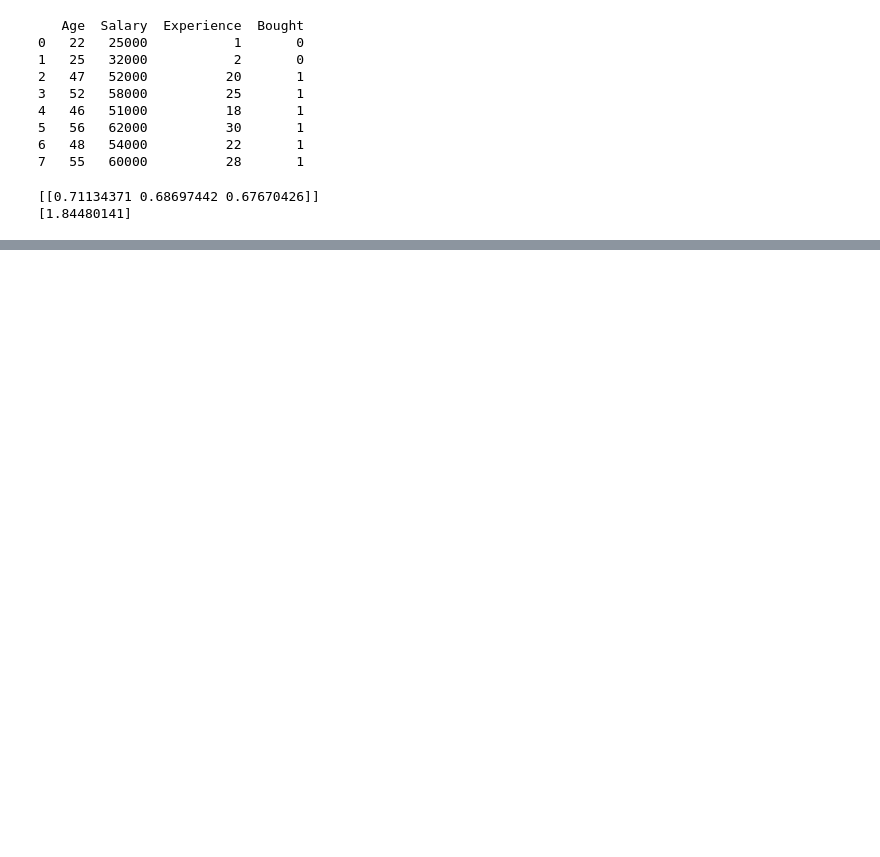
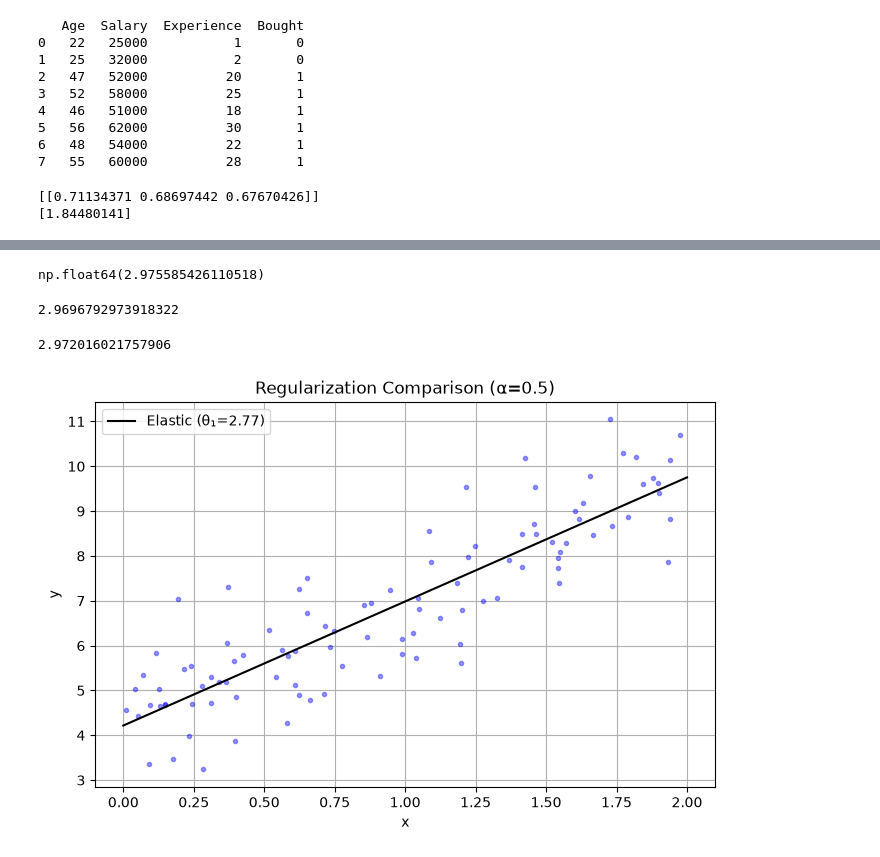
Before and after one commit to chaitu25127/machine-learning, a Jupyter notebook: machine learning.ipynb, the cells around one changed output, grey strips where cells are left out. Cells and saved outputs as stored; diff of their text form; code cells hidden in the pictures; blank space fills up the shorter version.

Commit message:
l1,l2 and elasticnet update

```diff
--- a/machine learning.ipynb
+++ b/machine learning.ipynb
@@ -442,0 +486,80 @@ print(ridge.intercept_)
+# %%
+theta[1,0]
+# %% [output]
+np.float64(2.975585426110518)
+# %%
+# ridge
+
+alpha = 0.01
+theta = np.random.randn(2,1)
+for _ in range(epochs):
+    grad = (2/m) * x_b.T @ (x_b @ theta - y)
+    grad[1]+= 2 * alpha + theta[1]/m ##--> only this changed
+    theta-=eta * grad
+print(theta[1,0])
+# %% [output]
+2.9696792973918322
+# %%
+#lasso
+
+theta = np.random.randn(2,1)
+for _ in range(epochs):
+    grad = (2/m) * x_b.T @ (x_b @ theta - y)
+    grad[1]+= 2 * alpha + np.sign(theta[1])/m ##--> only this changed
+    theta-=eta * grad
+print(theta[1,0])
+# %% [output]
+2.972016021757906
+# %%
+import numpy as np
+import matplotlib.pyplot as plt
+
+# Data
+np.random.seed(42)
+X = 2 * np.random.rand(100, 1)
+y = 4 + 3 * X + np.random.randn(100, 1)
+X_b = np.c_[np.ones((100, 1)), X]
+
+def train(alpha=0, penalty=None):
+    eta, epochs, m = 0.1, 500, 100
+    theta = np.random.randn(2, 1)
+    for _ in range(epochs):
+        grad = (2/m) * X_b.T @ (X_b @ theta - y)
+        if penalty == "l2":
+            grad += (2*alpha)/m *np.r_[[[0]],theta[:1]]
+        elif penalty == "l1":
+            grad += (alpha/m) * np.sign(np.r_[[[0]],theta[:1]])
+        elif penalty == "elasticnet":
+            l1_ratio = 0.5
+            g_l1 = l1_ratio * np.sign(np.r_[[[0]],theta[:1]])
+            g_l2 = 2*(1 - l1_ratio)* np.r_[[[0]],theta[:1]]
+            grad+= (alpha/m) * (g_l1 + g_l2)
+
+
+        theta -= eta * grad
+    return theta
+
+# Train all 3
+theta_lr = train()
+theta_ridge = train(alpha=0.5, penalty="l2")
+theta_lasso = train(alpha=0.5, penalty="l1")
+theta_elastic = train(alpha = 0.05, penalty="elasticnet")
+
+# Plot
+x_line = np.array([[0], [2]])
+x_line_b = np.c_[np.ones((2, 1)), x_line]
+
+plt.figure(figsize=(8, 5))
+plt.plot(X, y, "b.", alpha=0.4)
+#plt.plot(x_line, x_line_b @ theta_lr, "g-", label=f"Linear (θ₁={theta_lr[1,0]:.2f})")
+#plt.plot(x_line, x_line_b @ theta_ridge, "r--", label=f"Ridge (θ₁={theta_ridge[1,0]:.2f})")
+#plt.plot(x_line, x_line_b @ theta_lasso, "k:", label=f"Lasso (θ₁={theta_lasso[1,0]:.2f})")
+plt.plot(x_line, x_line_b @ theta_elastic, "k-", label=f"Elastic (θ₁={theta_elastic[1,0]:.2f})")
+plt.xlabel("x")
+plt.ylabel("y")
+plt.legend()
+plt.grid()
+plt.title("Regularization Comparison (α=0.5)")
+plt.show()
+# %% [output]
+[figure, added]
```
Also changed, not shown: parts of 10 cells of this notebook.
